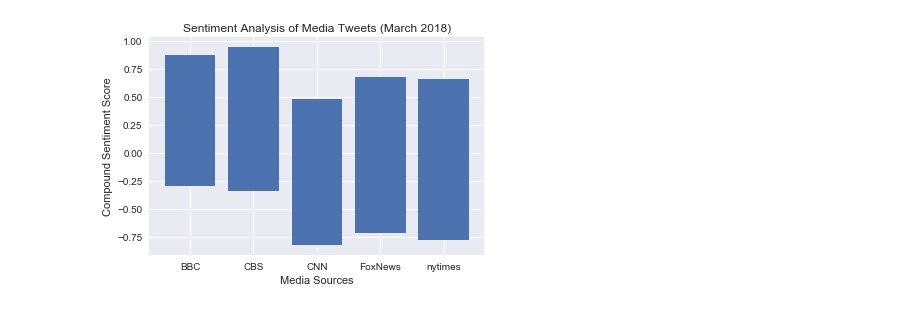
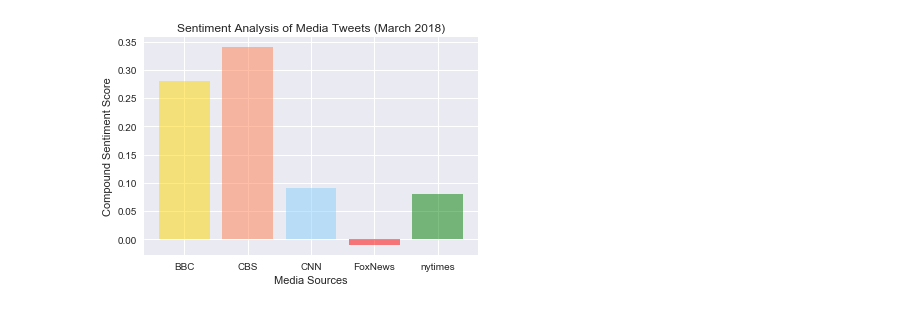
Before and after one commit to brgjap11/social_analytics, a Jupyter notebook: News_Mood/News_Mood_main.ipynb, the cells around one changed output. Cells and saved outputs as stored; diff of their text form; code cells hidden in the pictures.

```diff
--- a/News_Mood/News_Mood_main.ipynb
+++ b/News_Mood/News_Mood_main.ipynb
@@ -108,14 +109,14 @@ plt.show()
 # %%
-#Sentiment Analysis of Media Tweet (bar chart)
-sns.set()
+x = total_sentiments["Media Source"].unique()
+y = round((total_sentiments.groupby(["Media Source"])["Compound"].mean()),2)
+
+
+plt.bar(x, y, color=["gold", "coral", "lightskyblue", "red", "green"], alpha=0.5, align="center")
 
 plt.title("Sentiment Analysis of Media Tweets (March 2018)")
 plt.xlabel("Media Sources")
 plt.ylabel("Compound Sentiment Score")
-
-plt.bar(total_sentiments["Media Source"],total_sentiments["Compound"], alpha=1, align="center"      )
-
-
+plt.savefig("Sentiment Analysis of Media Tweets_bar.jpg")
 plt.show()
 # %% [output]
-[figure, old version]
+[figure, new version]
```
Also changed, not shown: parts of 2 cells of this notebook, 6 other files.
